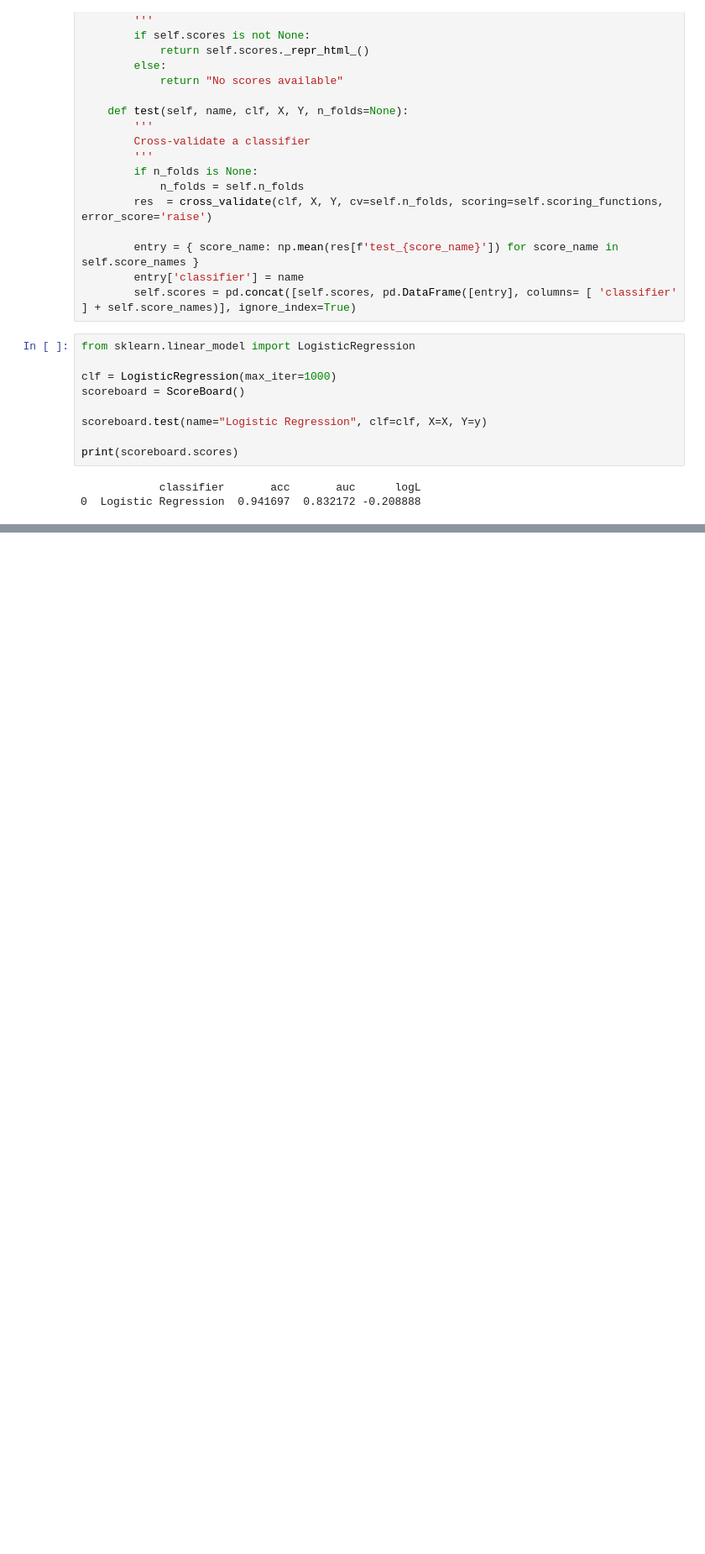
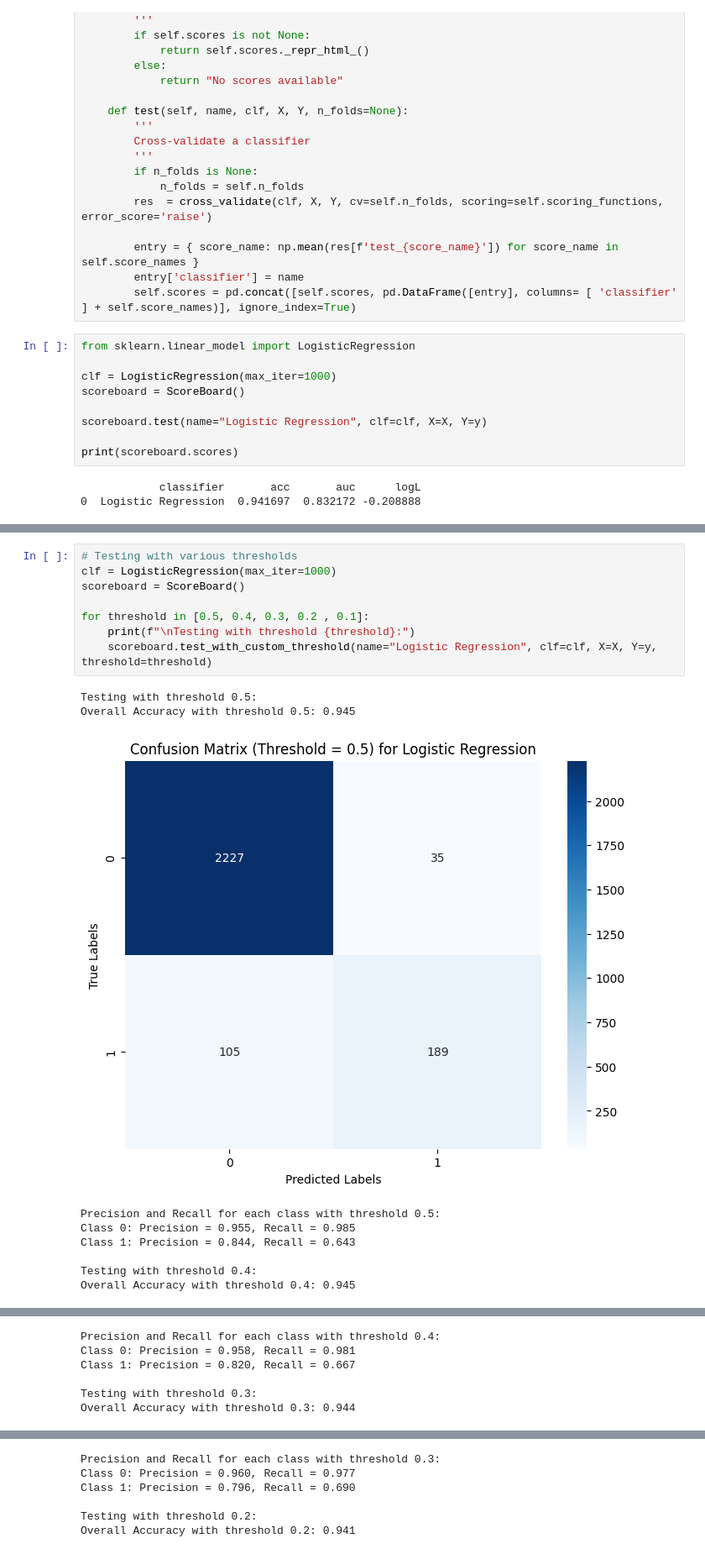
Before and after one commit to Ara-ban/Machine-learning-baselines-binary-classification, a Jupyter notebook: eda.ipynb, the cells around one changed output, grey strips where cells are left out. Shown: that part at 84% size. Cells and saved outputs as stored; diff of their text form; blank space fills up the shorter version.

```diff
--- a/eda.ipynb
+++ b/eda.ipynb
@@ -309,0 +344,18 @@ Name: count, dtype: int64
+# %%
+# Testing with various thresholds
+clf = LogisticRegression(max_iter=1000)
+scoreboard = ScoreBoard()
+
+for threshold in [0.5, 0.4, 0.3, 0.2 , 0.1]:
+    print(f"\nTesting with threshold {threshold}:")
+    scoreboard.test_with_custom_threshold(name="Logistic Regression", clf=clf, X=X, Y=y, threshold=threshold)
+# %% [output]
+Testing with threshold 0.5:
+Overall Accuracy with threshold 0.5: 0.945
+[figure, added]
+Precision and Recall for each class with threshold 0.5:
+Class 0: Precision = 0.955, Recall = 0.985
+Class 1: Precision = 0.844, Recall = 0.643
+
+Testing with threshold 0.4:
+Overall Accuracy with threshold 0.4: 0.945
@@ -309,0 +363,6 @@ Name: count, dtype: int64
+Precision and Recall for each class with threshold 0.4:
+Class 0: Precision = 0.958, Recall = 0.981
+Class 1: Precision = 0.820, Recall = 0.667
+
+Testing with threshold 0.3:
+Overall Accuracy with threshold 0.3: 0.944
@@ -309,0 +370,6 @@ Name: count, dtype: int64
+Precision and Recall for each class with threshold 0.3:
+Class 0: Precision = 0.960, Recall = 0.977
+Class 1: Precision = 0.796, Recall = 0.690
+
+Testing with threshold 0.2:
+Overall Accuracy with threshold 0.2: 0.941
```
Also changed, not shown: parts of 26 cells of this notebook.
